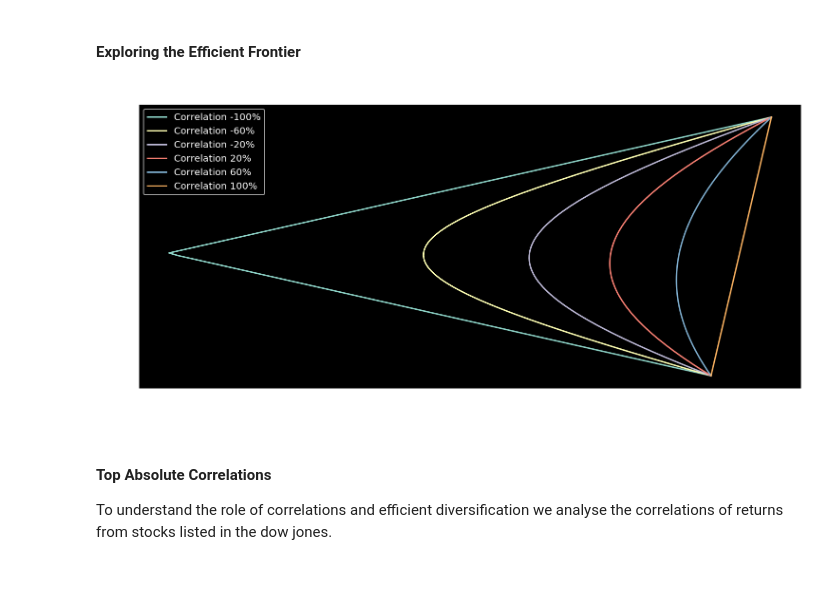
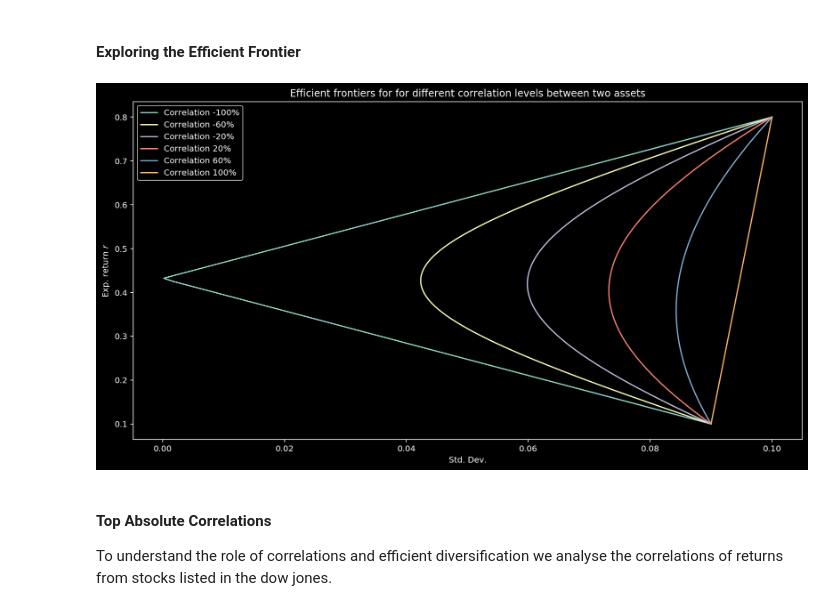
Before and after one commit to Moccazio/Portfolio_Selection, a Jupyter notebook: notebooks/1-Portfolio_Selection/Chapter0-Efficient_Diversification_of_Investments.ipynb, the cells around one changed output. Drawn from its saved outputs; the diff is of its cells as text; code cells hidden in the pictures; blank space fills up the shorter version.

```diff
--- a/notebooks/1-Portfolio_Selection/Chapter0-Efficient_Diversification_of_Investments.ipynb
+++ b/notebooks/1-Portfolio_Selection/Chapter0-Efficient_Diversification_of_Investments.ipynb
@@ -11,34 +11,34 @@ Harry Markowitz is a Nobel Memorial Prize-winning economist who devised the mode
 # %%
 import numpy as np
 import matplotlib.pyplot as plt
 plt.style.use('dark_background')
-%matplotlib inline
+#%matplotlib inline
 %config InlineBackend.figure_format = 'retina'
 from IPython.core.pylabtools import figsize
-figsize(12.5, 5.5)
+figsize(14.5, 7.5)
 
 r_a = 0.10
 r_b = 0.8
 stdev_a = 0.09
 stdev_b = 0.10
 
 
 for correl in np.linspace(-1,1,6):
     X, Y = [], []
     for w_a in np.linspace(0,1,100):
         w_b = 1 - w_a
         r = r_a * w_a + r_b * w_b
         var = w_a**2 * stdev_a**2 + w_b**2 * stdev_b**2 + 2*w_a*w_b*stdev_a*stdev_b*correl
         stdev = np.sqrt(var)
         X.append(stdev)
         Y.append(r)
     plt.plot(X,Y,label='Correlation %0.0f%%' % (100*correl))
 
 plt.xlabel('Std. Dev.'), plt.ylabel('Exp. return $r$')
 plt.title('Efficient frontiers for for different correlation levels between two assets')
 plt.legend();
 # %% [output]
-[figure, old version]
+[figure, new version]
 # %% [markdown]
 ####  Top Absolute Correlations
 
```
Also changed, not shown: parts of 4 cells of this notebook.
